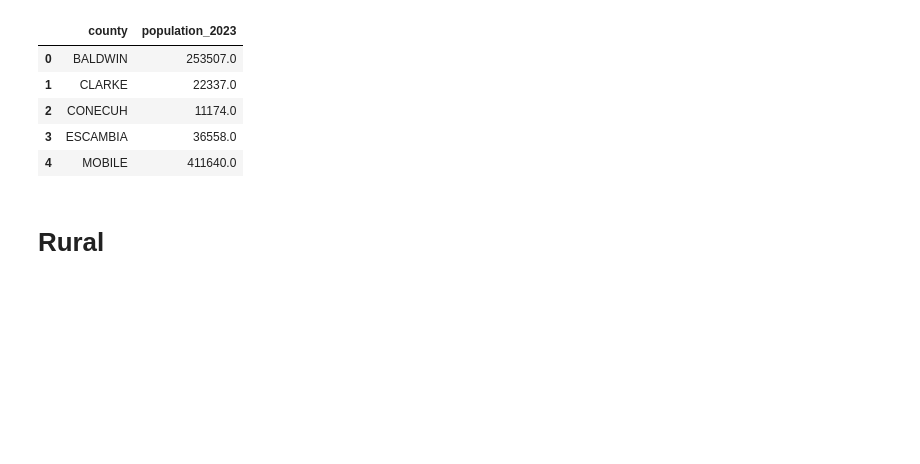
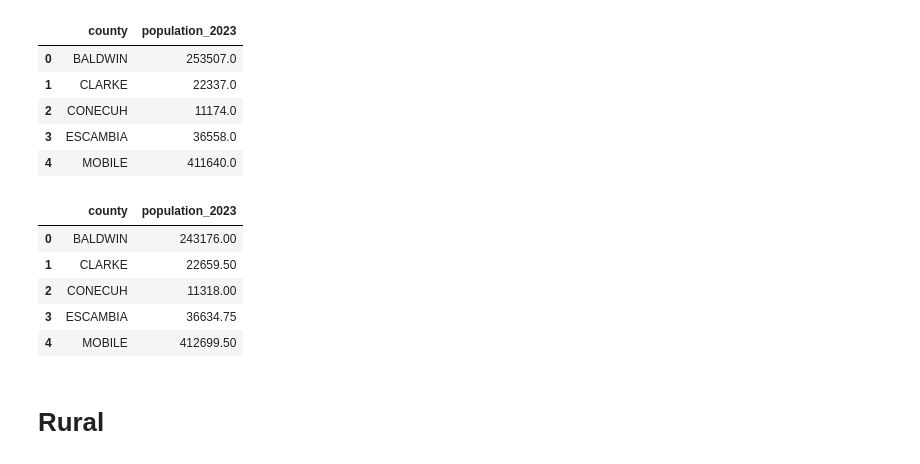
Before and after one commit to lacarabela/GC-CPRI, a Jupyter notebook: notebooks/01_merge_and_feature_build.ipynb, the cells around one changed output. Saved outputs shown, nothing was run; the diff lists cells and outputs as text; code cells hidden in the pictures; blank space fills up the shorter version.

```diff
--- a/notebooks/01_merge_and_feature_build.ipynb
+++ b/notebooks/01_merge_and_feature_build.ipynb
@@ -267,6 +298,45 @@ population_sub.head()
 | 2 | CONECUH | 11174.0 |
 | 3 | ESCAMBIA | 36558.0 |
 | 4 | MOBILE | 411640.0 |
+# %%
+population_combined = population_2023_sub.merge(
+    population_2022_sub,
+    on="county",
+    how="inner"
+)
+
+population_combined = population_combined.merge(
+    population_2021_sub,
+    on="county",
+    how="inner"
+)
+
+population_combined = population_combined.merge(
+    population_2020_sub,
+    on="county",
+    how="inner"
+)
+
+population_combined["population_2023"] = (
+    population_combined["population_2023"] +
+    population_combined["population_2022"] +
+    population_combined["population_2021"] +
+    population_combined["population_2020"]
+) / 4
+
+population_sub = population_combined[[
+    "county",
+    "population_2023"
+]].copy()
+
+population_sub.head()
+# %% [output]
+|  | county | population_2023 |
+| 0 | BALDWIN | 243176.00 |
+| 1 | CLARKE | 22659.50 |
+| 2 | CONECUH | 11318.00 |
+| 3 | ESCAMBIA | 36634.75 |
+| 4 | MOBILE | 412699.50 |
 # %% [markdown]
 # Rural
 # %%
```
Also changed, not shown: parts of 4 cells of this notebook, 8 other files.
